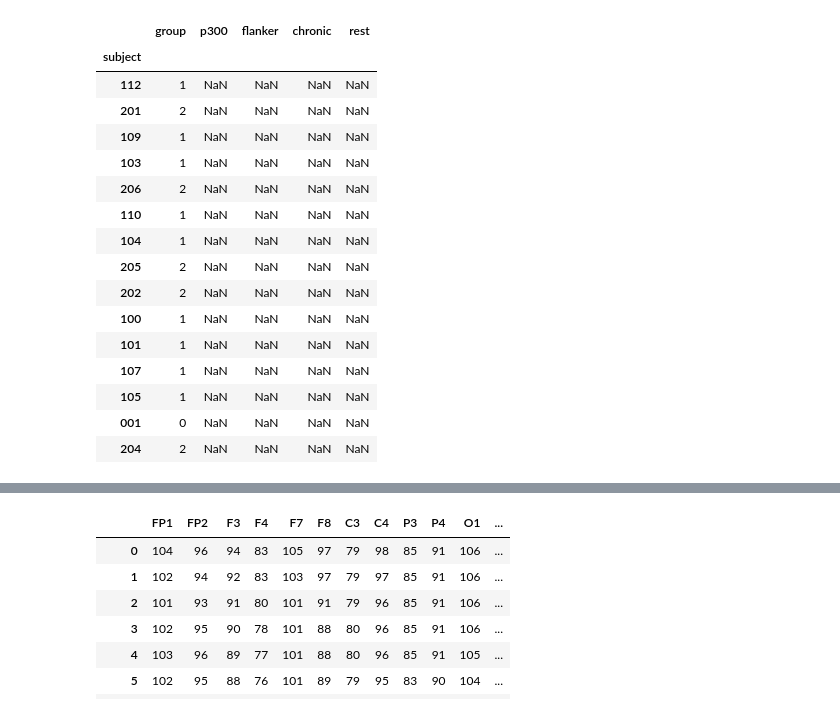
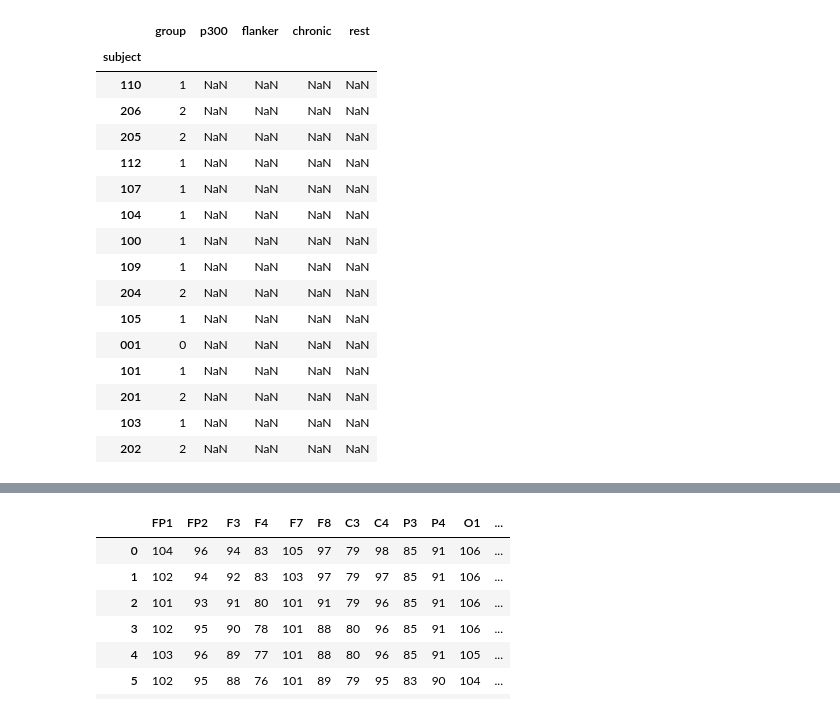
Before and after one commit to canlab/WAViMedEEG, a Jupyter notebook: eeg_prepoc.ipynb, the cells around one changed output, grey strips where cells are left out. Saved outputs shown, nothing was run; the diff lists cells and outputs as text; code cells hidden in the pictures.

```diff
--- a/eeg_prepoc.ipynb
+++ b/eeg_prepoc.ipynb
@@ -1,57 +7,54 @@
 # %%
-#!/usr/bin/env python3
-
-import os
 import numpy as np
 import pandas as pd
 import tensorflow as tf
 
-os.chdir('CANlabStudy')
+os.chdir('raw')
 fnames = os.listdir()
+
+column_names = ['subject', 'group', 'p300', 'flanker', 'chronic', 'rest']
 
 def generateSubjects(fnames):
     return([fname[:3] for fname in fnames])
 
 subs = list(dict.fromkeys(generateSubjects(fnames)))
-
-column_names = ['subject', 'group', 'p300', 'flanker', 'chronic', 'rest']
 
 data = pd.DataFrame(columns=column_names)
 data['subject'] = subs
 data.set_index('subject', inplace=True)
 for sub in subs:
     if (int(sub) in range(100, 199)):
         data.loc[sub]['group']=1
     elif (int(sub) in range(200, 299)):
         data.loc[sub]['group']=2
     else:
         data.loc[sub]['group']=0
 
 ends=[
     '_P300_Eyes_Closed.eeg',
     '_Flanker_Test.eeg',
     '_EO_Baseline_12.eeg',
     '_EO_Baseline_8.eeg']
 
 data
 # %% [output]
 |  | group | p300 | flanker | chronic | rest |
 | subject |  |  |  |  |  |
+| 110 | 1 | NaN | NaN | NaN | NaN |
+| 206 | 2 | NaN | NaN | NaN | NaN |
+| 205 | 2 | NaN | NaN | NaN | NaN |
 | 112 | 1 | NaN | NaN | NaN | NaN |
-| 201 | 2 | NaN | NaN | NaN | NaN |
+| 107 | 1 | NaN | NaN | NaN | NaN |
+| 104 | 1 | NaN | NaN | NaN | NaN |
+| 100 | 1 | NaN | NaN | NaN | NaN |
 | 109 | 1 | NaN | NaN | NaN | NaN |
-| 103 | 1 | NaN | NaN | NaN | NaN |
-| 206 | 2 | NaN | NaN | NaN | NaN |
-| 110 | 1 | NaN | NaN | NaN | NaN |
-| 104 | 1 | NaN | NaN | NaN | NaN |
-| 205 | 2 | NaN | NaN | NaN | NaN |
-| 202 | 2 | NaN | NaN | NaN | NaN |
-| 100 | 1 | NaN | NaN | NaN | NaN |
-| 101 | 1 | NaN | NaN | NaN | NaN |
-| 107 | 1 | NaN | NaN | NaN | NaN |
+| 204 | 2 | NaN | NaN | NaN | NaN |
 | 105 | 1 | NaN | NaN | NaN | NaN |
 | 001 | 0 | NaN | NaN | NaN | NaN |
-| 204 | 2 | NaN | NaN | NaN | NaN |
+| 101 | 1 | NaN | NaN | NaN | NaN |
+| 201 | 2 | NaN | NaN | NaN | NaN |
+| 103 | 1 | NaN | NaN | NaN | NaN |
+| 202 | 2 | NaN | NaN | NaN | NaN |
 # %%
 def populateTasks(df, fnames):
     for sub in subs:
```
Also changed, not shown: parts of 6 cells of this notebook.
